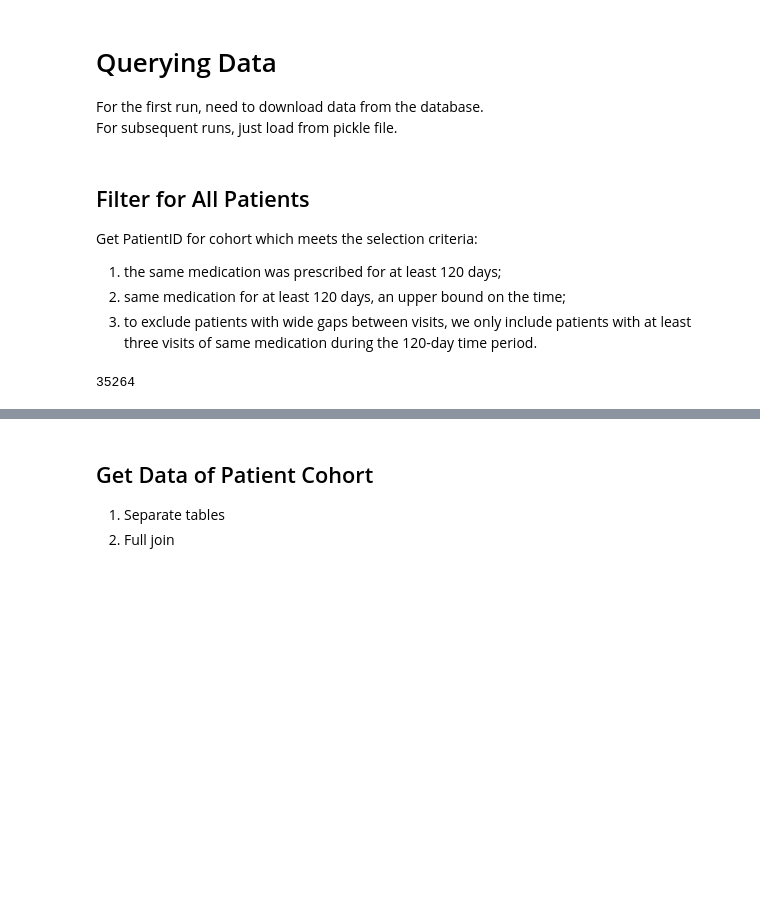
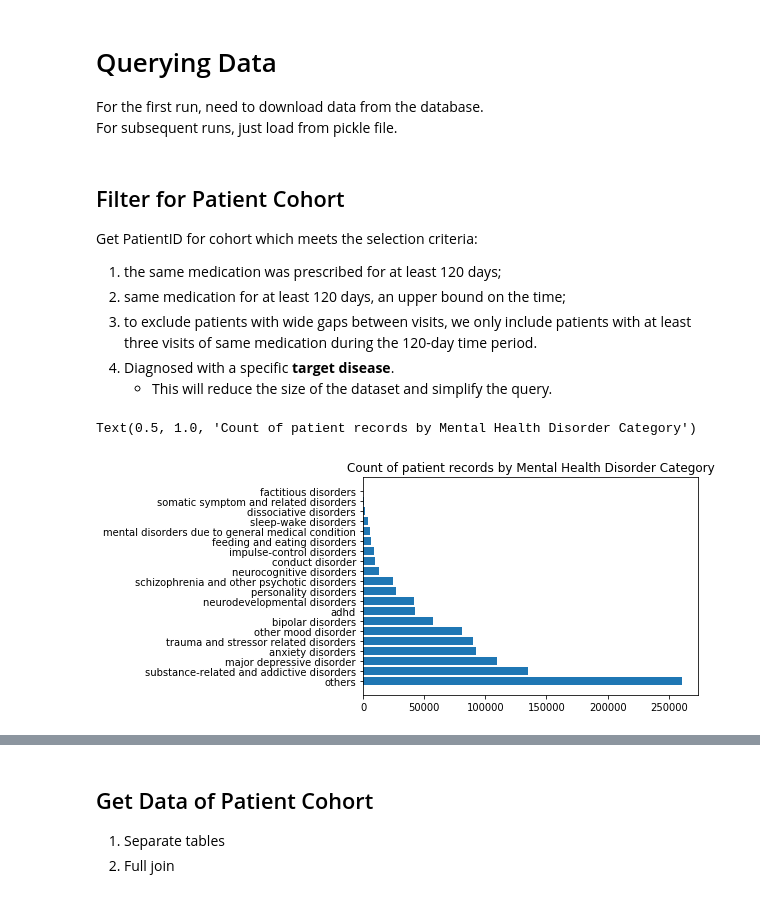
Before and after one commit to geraldinepyh/VDL, a Jupyter notebook: src/MDD_Querying_Temp.ipynb, the cells around one changed output, grey strips where cells are left out. Drawn from its saved outputs; the diff is of its cells as text; code cells hidden in the pictures; blank space fills up the shorter version.

```diff
--- a/src/MDD_Querying_Temp.ipynb
+++ b/src/MDD_Querying_Temp.ipynb
@@ -30,8 +32,27 @@ def getData(logger, query, cols=[], saveData=True, savePath='temp'):
         df.to_pickle(f'../data/{savePath}.pkl')
     return df
 # %% [markdown]
-## Filter for All Patients
+## Filter for Patient Cohort
 Get PatientID for cohort which meets the selection criteria:
 1. the same medication was prescribed for at least 120 days;
 2. same medication for at least 120 days, an upper bound on the time;
 3. to exclude patients with wide gaps between visits, we only include patients with at least three visits of same medication during the 120-day time period.
+4. Diagnosed with a specific **target disease**.
+    - This will reduce the size of the dataset and simplify the query.
+# %%
+disorders_dsmno = pd.read_csv('../data/raw_data/disorders_dsmno.csv')
+# %%
+# from plotly import graph_objs as go
+# ## testing with plotly
+# fig = go.Figure([go.Bar(x=disorders_dsmno['disorders'], y=disorders_dsmno['counts'], orientation='h')])
+# plotly.offline.plot(fig)
+
+fig, ax = plt.subplots()
+plt.barh(disorders_dsmno['disorders'], disorders_dsmno['counts'])
+plt.title('Count of patient records by Mental Health Disorder Category')
+# plt.yticks(labels=[f'{disorder} ({round(pct,1)}%)' for disorder, pct in zip(disorders_dsmno['disorders'], (disorders_dsmno['counts']/disorders_dsmno['counts'].sum())*100)])
+for disorder, pct in zip(disorders_dsmno['disorders'], (disorders_dsmno['counts']/disorders_dsmno['counts'].sum())*100):
+    ax.text(f'{round(pct, 1)}%')
+# %% [output]
+Text(0.5, 1.0, 'Count of patient records by Mental Health Disorder Category')
+[figure, added]
@@ -64,4 +100,0 @@ all_pts_list = tuple([pt for pt in all_pts_data['PatientID']]) #for sql query
-# %%
-len(all_pts_list)
-# %% [output]
-35264
```
Also changed, not shown: parts of 10 cells of this notebook, 4 other files.
